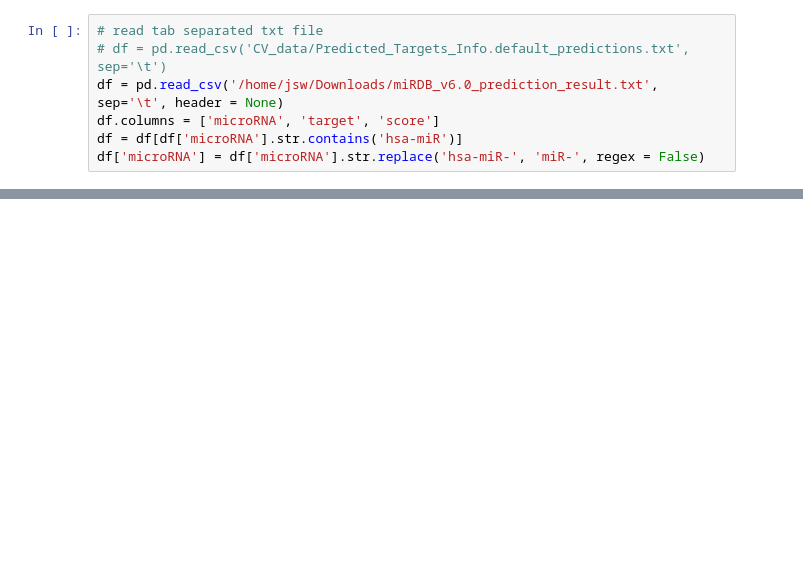
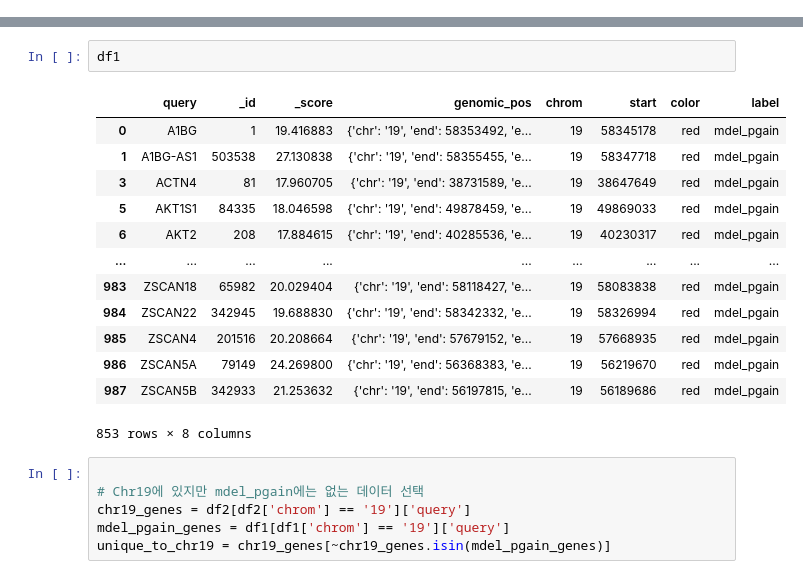
Before and after one commit to Sungwoo-Chang/GISTIC_LGG_vs_GBM_241010, a Jupyter notebook: test_1.ipynb, the cells around one changed output, grey strips where cells are left out. Drawn from its saved outputs; the diff is of its cells as text; blank space fills up the shorter version.

```diff
--- a/test_1.ipynb
+++ b/test_1.ipynb
@@ -3,7 +0,0 @@ import pandas as pd
-# %%
-# read tab separated txt file
-# df = pd.read_csv('CV_data/Predicted_Targets_Info.default_predictions.txt', sep='\t')
-df = pd.read_csv('/home/jsw/Downloads/miRDB_v6.0_prediction_result.txt', sep='\t', header = None)
-df.columns = ['microRNA', 'target', 'score']
-df = df[df['microRNA'].str.contains('hsa-miR')]
-df['microRNA'] = df['microRNA'].str.replace('hsa-miR-', 'miR-', regex = False)
@@ -119,0 +64,22 @@ new_df
+# %%
+df1
+# %% [output]
+|  | query | _id | _score | genomic_pos | chrom | start | color | label |
+| 0 | A1BG | 1 | 19.416883 | {'chr': '19', 'end': 58353492, 'e... | 19 | 58345178 | red | mdel_pgain |
+| 1 | A1BG-AS1 | 503538 | 27.130838 | {'chr': '19', 'end': 58355455, 'e... | 19 | 58347718 | red | mdel_pgain |
+| 3 | ACTN4 | 81 | 17.960705 | {'chr': '19', 'end': 38731589, 'e... | 19 | 38647649 | red | mdel_pgain |
+| 5 | AKT1S1 | 84335 | 18.046598 | {'chr': '19', 'end': 49878459, 'e... | 19 | 49869033 | red | mdel_pgain |
+| 6 | AKT2 | 208 | 17.884615 | {'chr': '19', 'end': 40285536, 'e... | 19 | 40230317 | red | mdel_pgain |
+| ... | ... | ... | ... | ... | ... | ... | ... | ... |
+| 983 | ZSCAN18 | 65982 | 20.029404 | {'chr': '19', 'end': 58118427, 'e... | 19 | 58083838 | red | mdel_pgain |
+| 984 | ZSCAN22 | 342945 | 19.688830 | {'chr': '19', 'end': 58342332, 'e... | 19 | 58326994 | red | mdel_pgain |
+| 985 | ZSCAN4 | 201516 | 20.208664 | {'chr': '19', 'end': 57679152, 'e... | 19 | 57668935 | red | mdel_pgain |
+| 986 | ZSCAN5A | 79149 | 24.269800 | {'chr': '19', 'end': 56368383, 'e... | 19 | 56219670 | red | mdel_pgain |
+| 987 | ZSCAN5B | 342933 | 21.253632 | {'chr': '19', 'end': 56197815, 'e... | 19 | 56189686 | red | mdel_pgain |
+853 rows × 8 columns
+# %%
+
+# Chr19에 있지만 mdel_pgain에는 없는 데이터 선택
+chr19_genes = df2[df2['chrom'] == '19']['query']
+mdel_pgain_genes = df1[df1['chrom'] == '19']['query']
+unique_to_chr19 = chr19_genes[~chr19_genes.isin(mdel_pgain_genes)]
```
Also changed, not shown: parts of 11 cells of this notebook, 16 other files.
